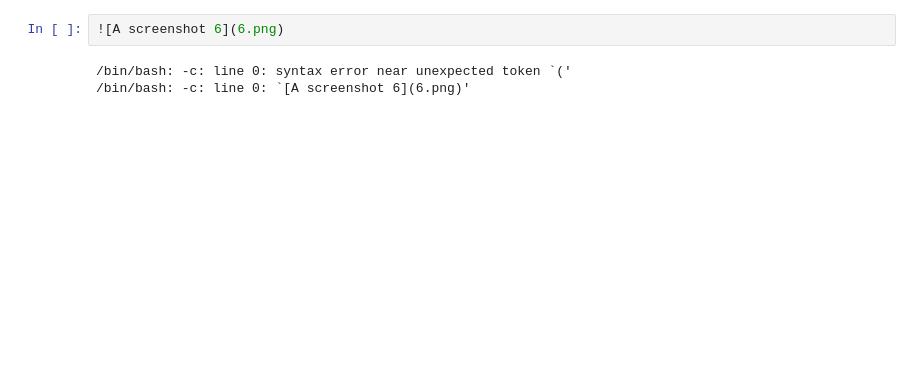
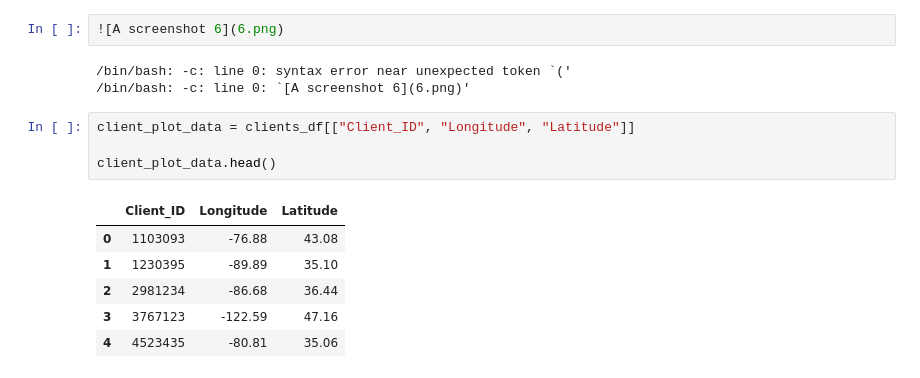
Before and after one commit to ChrisBaurkot/DCR-Project-1, a Jupyter notebook: Untitled.ipynb, the cells around one changed output. Drawn from its saved outputs; the diff is of its cells as text; blank space fills up the shorter version.

```diff
--- a/Untitled.ipynb
+++ b/Untitled.ipynb
@@ -239,3 +239,14 @@ main_df_6.hvplot.scatter(
 # %% [output]
 /bin/bash: -c: line 0: syntax error near unexpected token `('
 /bin/bash: -c: line 0: `[A screenshot 6](6.png)'
+# %%
+client_plot_data = clients_df[["Client_ID", "Longitude", "Latitude"]]
+
+client_plot_data.head()
+# %% [output]
+|  | Client_ID | Longitude | Latitude |
+| 0 | 1103093 | -76.88 | 43.08 |
+| 1 | 1230395 | -89.89 | 35.10 |
+| 2 | 2981234 | -86.68 | 36.44 |
+| 3 | 3767123 | -122.59 | 47.16 |
+| 4 | 4523435 | -80.81 | 35.06 |
```
Also changed, not shown: parts of 1 cell of this notebook.
